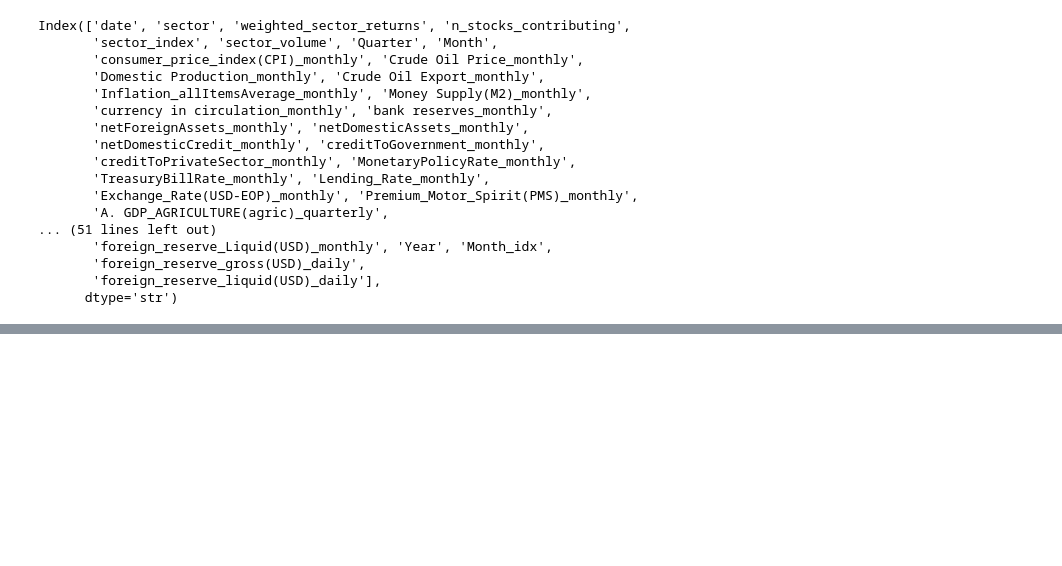
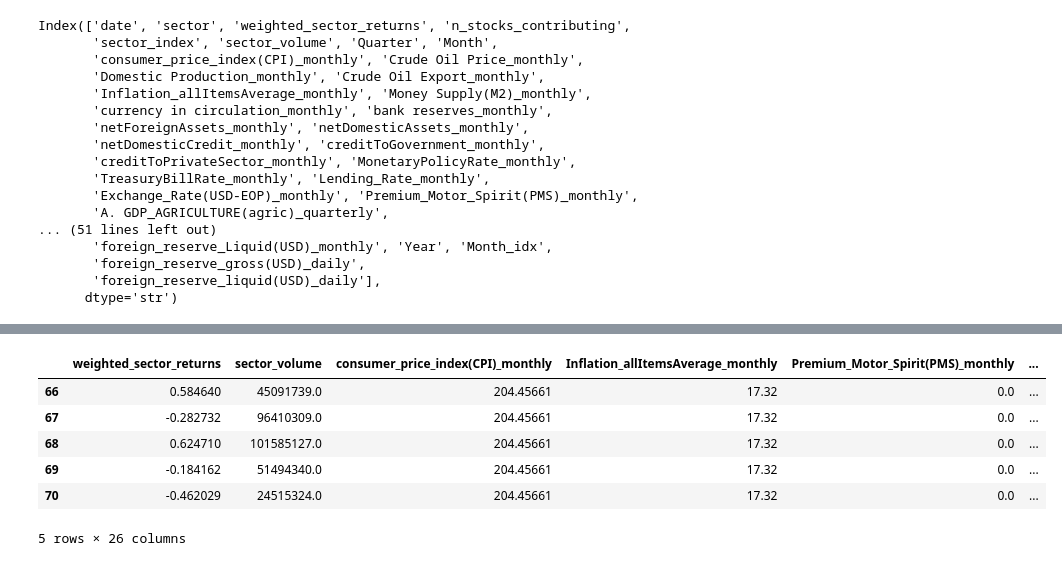
Before and after one commit to Udeani4/SectorLevel_StockPerformance_Predictoion, a Jupyter notebook: stock_sector_training.ipynb, the cells around one changed output, grey strips where cells are left out. Cells and saved outputs as stored; diff of their text form; code cells hidden in the pictures; blank space fills up the shorter version.

```diff
--- a/stock_sector_training.ipynb
+++ b/stock_sector_training.ipynb
@@ -199,0 +490,10 @@ finance_sec_num_df.corr()
+# %%
+financial_sec_feat.head()
+# %% [output]
+|  | weighted_sector_returns | sector_volume | consumer_price_index(CPI)_monthly | Inflation_allItemsAverage_monthly | Premium_Motor_Spirit(PMS)_monthly | ... |
+| 66 | 0.584640 | 45091739.0 | 204.45661 | 17.32 | 0.0 | ... |
+| 67 | -0.282732 | 96410309.0 | 204.45661 | 17.32 | 0.0 | ... |
+| 68 | 0.624710 | 101585127.0 | 204.45661 | 17.32 | 0.0 | ... |
+| 69 | -0.184162 | 51494340.0 | 204.45661 | 17.32 | 0.0 | ... |
+| 70 | -0.462029 | 24515324.0 | 204.45661 | 17.32 | 0.0 | ... |
+5 rows × 26 columns
```
Also changed, not shown: parts of 35 cells of this notebook, 1 other file.
